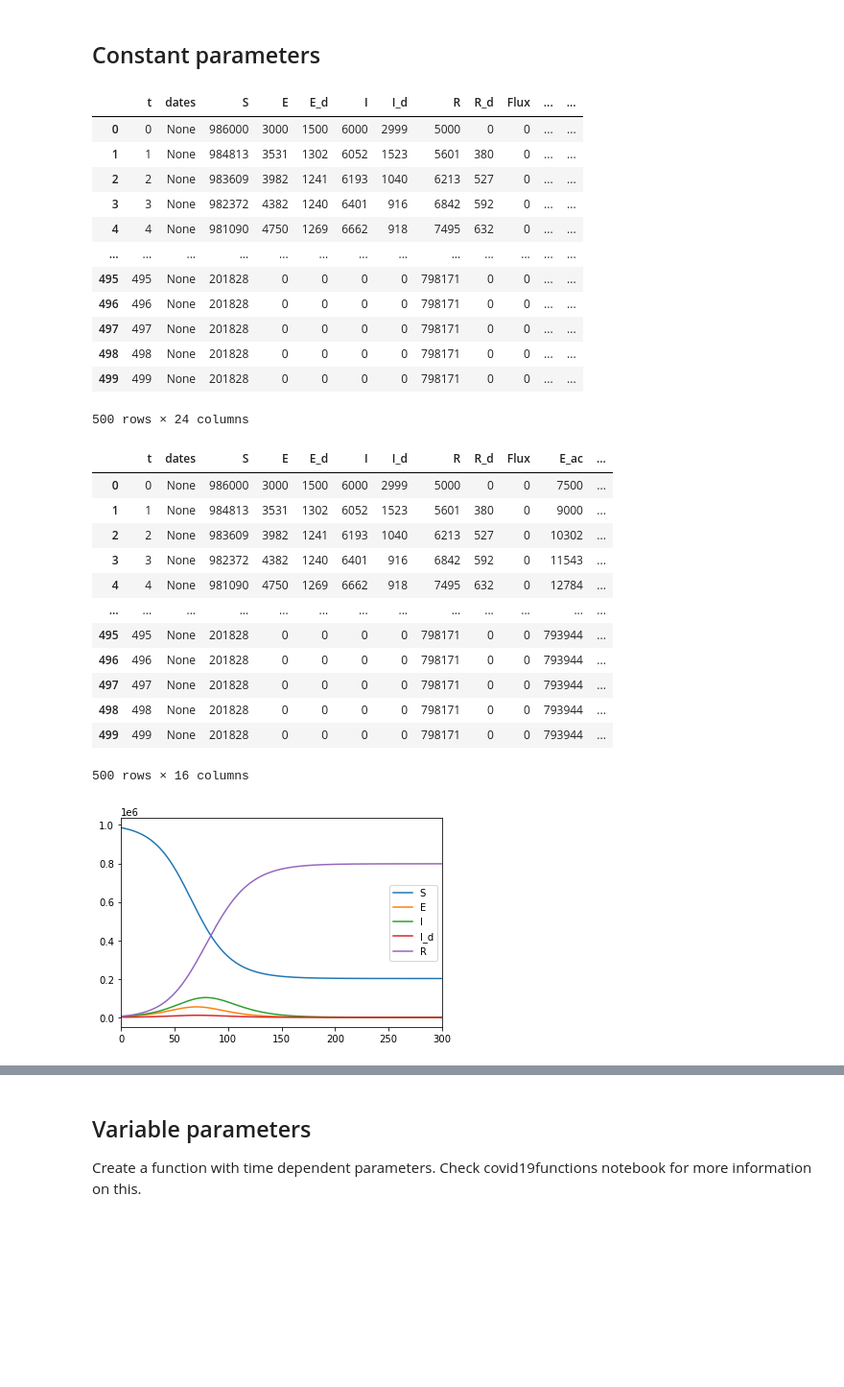
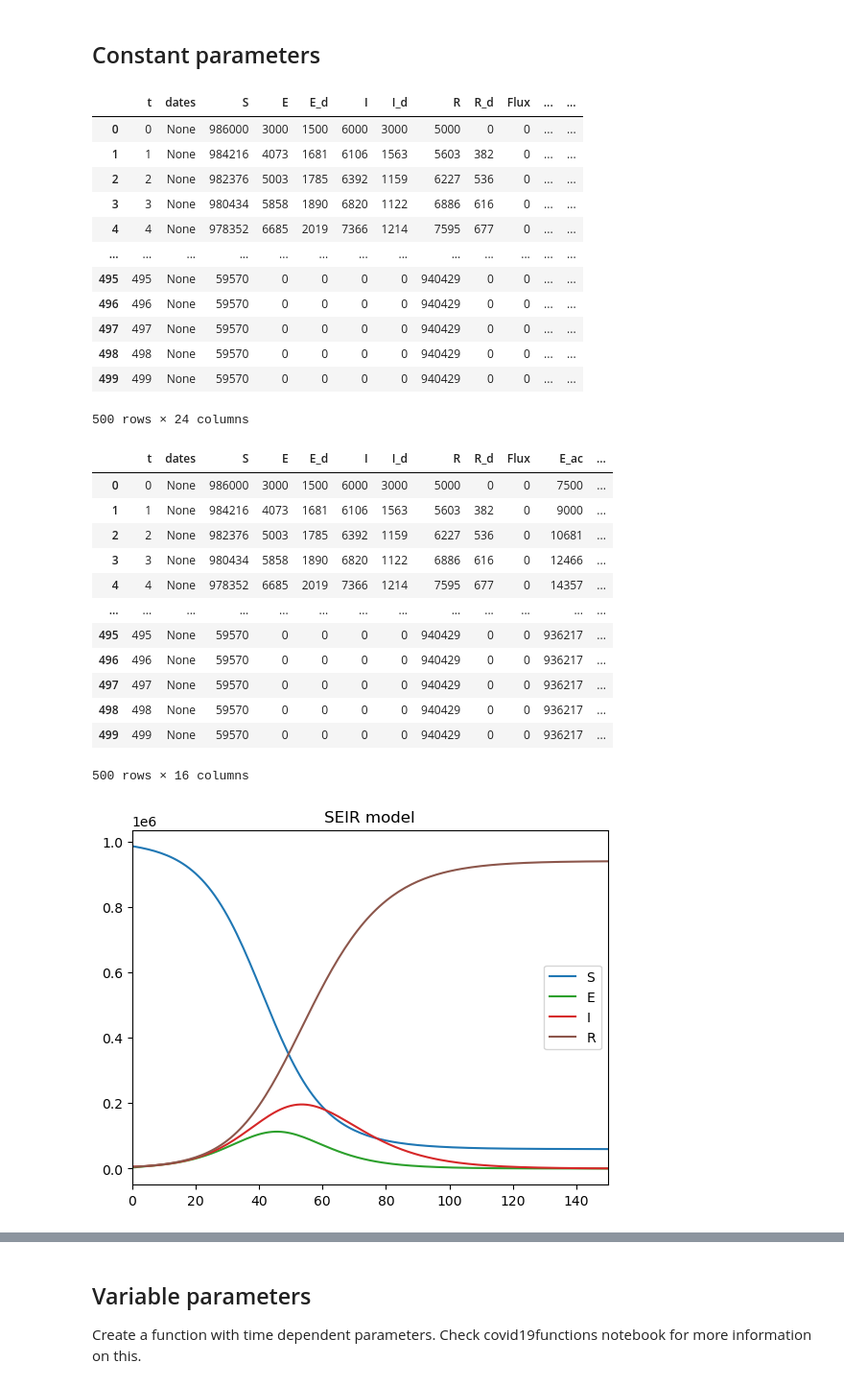
Before and after one commit to DLab/covid19geomodeller, a Jupyter notebook: Examples/SEIR.ipynb, the cells around one changed output, grey strips where cells are left out. Shown at 96% size. Saved outputs shown, nothing was run; the diff lists cells and outputs as text; code cells hidden in the pictures; blank space fills up the shorter version.

```diff
--- a/Examples/SEIR.ipynb
+++ b/Examples/SEIR.ipynb
@@ -59,7 +59,7 @@ if False:
 config = 'cfg/SEIR.toml'
 # %%
 # Build simulation object
-model = SEIR(config = config) #,beta=0.3,tI_R= 5)
+model = SEIR(config = config ,beta=0.3,tI_R= 10)
 # %%
 #%%capture
 # Simulate (solve ODE)
@@ -68,46 +68,47 @@ model.solve()
 model.results
 # %% [output]
 |  | t | dates | S | E | E_d | I | I_d | R | R_d | Flux | ... | ... |
-| 0 | 0 | None | 986000 | 3000 | 1500 | 6000 | 2999 | 5000 | 0 | 0 | ... | ... |
-| 1 | 1 | None | 984813 | 3531 | 1302 | 6052 | 1523 | 5601 | 380 | 0 | ... | ... |
-| 2 | 2 | None | 983609 | 3982 | 1241 | 6193 | 1040 | 6213 | 527 | 0 | ... | ... |
-| 3 | 3 | None | 982372 | 4382 | 1240 | 6401 | 916 | 6842 | 592 | 0 | ... | ... |
-| 4 | 4 | None | 981090 | 4750 | 1269 | 6662 | 918 | 7495 | 632 | 0 | ... | ... |
+| 0 | 0 | None | 986000 | 3000 | 1500 | 6000 | 3000 | 5000 | 0 | 0 | ... | ... |
+| 1 | 1 | None | 984216 | 4073 | 1681 | 6106 | 1563 | 5603 | 382 | 0 | ... | ... |
+| 2 | 2 | None | 982376 | 5003 | 1785 | 6392 | 1159 | 6227 | 536 | 0 | ... | ... |
+| 3 | 3 | None | 980434 | 5858 | 1890 | 6820 | 1122 | 6886 | 616 | 0 | ... | ... |
+| 4 | 4 | None | 978352 | 6685 | 2019 | 7366 | 1214 | 7595 | 677 | 0 | ... | ... |
 | ... | ... | ... | ... | ... | ... | ... | ... | ... | ... | ... | ... | ... |
-| 495 | 495 | None | 201828 | 0 | 0 | 0 | 0 | 798171 | 0 | 0 | ... | ... |
-| 496 | 496 | None | 201828 | 0 | 0 | 0 | 0 | 798171 | 0 | 0 | ... | ... |
-| 497 | 497 | None | 201828 | 0 | 0 | 0 | 0 | 798171 | 0 | 0 | ... | ... |
-| 498 | 498 | None | 201828 | 0 | 0 | 0 | 0 | 798171 | 0 | 0 | ... | ... |
-| 499 | 499 | None | 201828 | 0 | 0 | 0 | 0 | 798171 | 0 | 0 | ... | ... |
+| 495 | 495 | None | 59570 | 0 | 0 | 0 | 0 | 940429 | 0 | 0 | ... | ... |
+| 496 | 496 | None | 59570 | 0 | 0 | 0 | 0 | 940429 | 0 | 0 | ... | ... |
+| 497 | 497 | None | 59570 | 0 | 0 | 0 | 0 | 940429 | 0 | 0 | ... | ... |
+| 498 | 498 | None | 59570 | 0 | 0 | 0 | 0 | 940429 | 0 | 0 | ... | ... |
+| 499 | 499 | None | 59570 | 0 | 0 | 0 | 0 | 940429 | 0 | 0 | ... | ... |
 500 rows × 24 columns
 # %%
 model.compartments
 # %% [output]
 |  | t | dates | S | E | E_d | I | I_d | R | R_d | Flux | E_ac | ... |
-| 0 | 0 | None | 986000 | 3000 | 1500 | 6000 | 2999 | 5000 | 0 | 0 | 7500 | ... |
-| 1 | 1 | None | 984813 | 3531 | 1302 | 6052 | 1523 | 5601 | 380 | 0 | 9000 | ... |
-| 2 | 2 | None | 983609 | 3982 | 1241 | 6193 | 1040 | 6213 | 527 | 0 | 10302 | ... |
-| 3 | 3 | None | 982372 | 4382 | 1240 | 6401 | 916 | 6842 | 592 | 0 | 11543 | ... |
-| 4 | 4 | None | 981090 | 4750 | 1269 | 6662 | 918 | 7495 | 632 | 0 | 12784 | ... |
+| 0 | 0 | None | 986000 | 3000 | 1500 | 6000 | 3000 | 5000 | 0 | 0 | 7500 | ... |
+| 1 | 1 | None | 984216 | 4073 | 1681 | 6106 | 1563 | 5603 | 382 | 0 | 9000 | ... |
+| 2 | 2 | None | 982376 | 5003 | 1785 | 6392 | 1159 | 6227 | 536 | 0 | 10681 | ... |
+| 3 | 3 | None | 980434 | 5858 | 1890 | 6820 | 1122 | 6886 | 616 | 0 | 12466 | ... |
+| 4 | 4 | None | 978352 | 6685 | 2019 | 7366 | 1214 | 7595 | 677 | 0 | 14357 | ... |
 | ... | ... | ... | ... | ... | ... | ... | ... | ... | ... | ... | ... | ... |
-| 495 | 495 | None | 201828 | 0 | 0 | 0 | 0 | 798171 | 0 | 0 | 793944 | ... |
-| 496 | 496 | None | 201828 | 0 | 0 | 0 | 0 | 798171 | 0 | 0 | 793944 | ... |
-| 497 | 497 | None | 201828 | 0 | 0 | 0 | 0 | 798171 | 0 | 0 | 793944 | ... |
-| 498 | 498 | None | 201828 | 0 | 0 | 0 | 0 | 798171 | 0 | 0 | 793944 | ... |
-| 499 | 499 | None | 201828 | 0 | 0 | 0 | 0 | 798171 | 0 | 0 | 793944 | ... |
+| 495 | 495 | None | 59570 | 0 | 0 | 0 | 0 | 940429 | 0 | 0 | 936217 | ... |
+| 496 | 496 | None | 59570 | 0 | 0 | 0 | 0 | 940429 | 0 | 0 | 936217 | ... |
+| 497 | 497 | None | 59570 | 0 | 0 | 0 | 0 | 940429 | 0 | 0 | 936217 | ... |
+| 498 | 498 | None | 59570 | 0 | 0 | 0 | 0 | 940429 | 0 | 0 | 936217 | ... |
+| 499 | 499 | None | 59570 | 0 | 0 | 0 | 0 | 940429 | 0 | 0 | 936217 | ... |
 500 rows × 16 columns
 # %%
 # Plot matplotlib
-plt.plot(model.t,model.S,label='S')
-plt.plot(model.t,model.E,label='E')
-plt.plot(model.t,model.I,label='I')
-plt.plot(model.t,model.I_d,label='I_d')
-plt.plot(model.t,model.R,label='R')
-plt.xlim(0,300)
+plt.plot(model.t,model.S,label='S',color='tab:blue')
+plt.plot(model.t,model.E,label='E',color='tab:green')
+plt.plot(model.t,model.I,label='I',color='tab:red')
+#plt.plot(model.t,model.I_d,label='I_d')
+plt.plot(model.t,model.R,label='R',color='tab:brown')
+plt.xlim(0,150)
 plt.legend(loc=0)
+plt.title('SEIR model')
 plt.show()
 # %% [output]
-[figure, old version]
+[figure, new version]
 # %%
 # Plot with pandas
 ax = model.results.plot(x='t',y=['S','E','I','R'])
```
Also changed, not shown: parts of 10 cells of this notebook, 4 other files.
